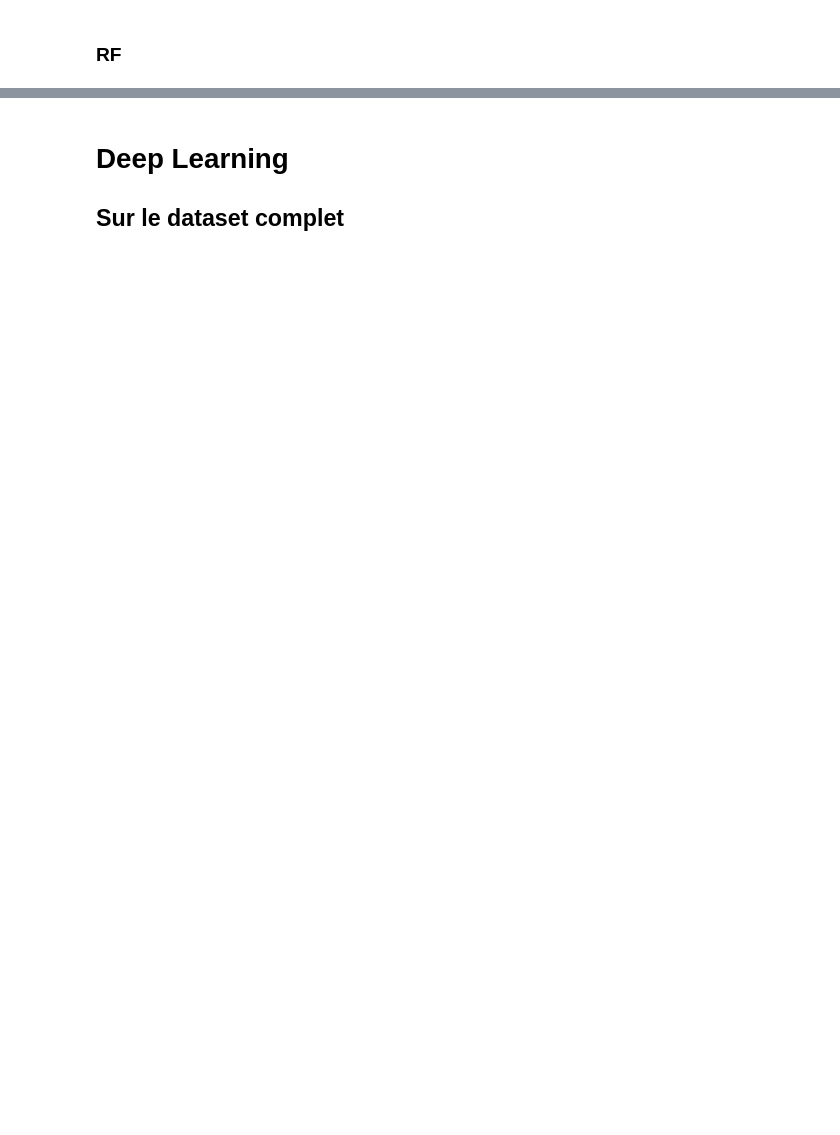
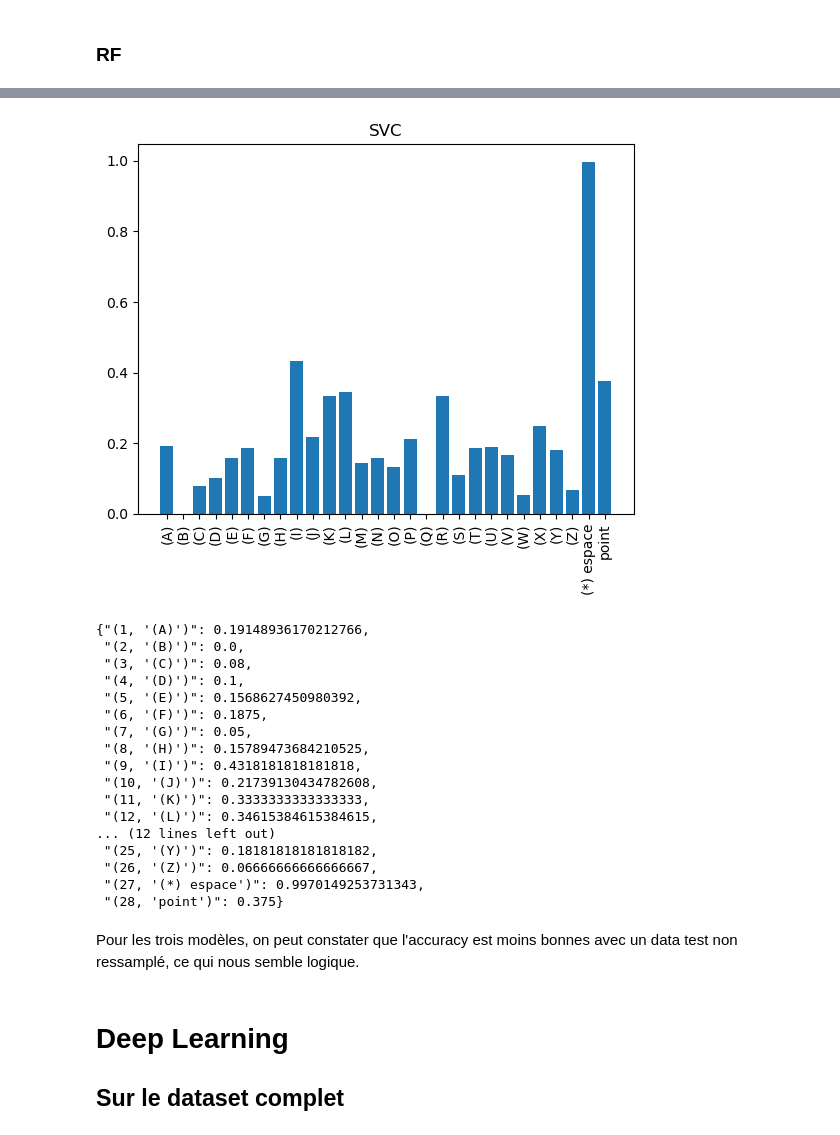
Before and after one commit to Spe-ACO-Datascience/HTRnet, a Jupyter notebook: Main_flow.ipynb, the cells around one changed output, grey strips where cells are left out. Saved outputs shown, nothing was run; the diff lists cells and outputs as text; code cells hidden in the pictures; blank space fills up the shorter version.

```diff
--- a/Main_flow.ipynb
+++ b/Main_flow.ipynb
@@ -541,3 +612,26 @@ print(accuracy_not_resample_svc)
+# %%
+testModelForEachCat(svc_resample, all_categories, y_test_not_resampled, X_test_not_resampled, title="SVC", plot=False)
+# %% [output]
+[figure, added]
+{"(1, '(A)')": 0.19148936170212766,
+ "(2, '(B)')": 0.0,
+ "(3, '(C)')": 0.08,
+ "(4, '(D)')": 0.1,
+ "(5, '(E)')": 0.1568627450980392,
+ "(6, '(F)')": 0.1875,
+ "(7, '(G)')": 0.05,
+ "(8, '(H)')": 0.15789473684210525,
+ "(9, '(I)')": 0.4318181818181818,
+ "(10, '(J)')": 0.21739130434782608,
+ "(11, '(K)')": 0.3333333333333333,
+ "(12, '(L)')": 0.34615384615384615,
+... (12 lines left out)
+ "(25, '(Y)')": 0.18181818181818182,
+ "(26, '(Z)')": 0.06666666666666667,
+ "(27, '(*) espace')": 0.9970149253731343,
+ "(28, 'point')": 0.375}
+# %% [markdown]
+Pour les trois modèles, on peut constater que l'accuracy est moins bonnes avec un data test non ressamplé, ce qui nous semble logique.
 # %% [markdown]
 # Deep Learning
 
```
Also changed, not shown: parts of 27 cells of this notebook, 2 other files.
